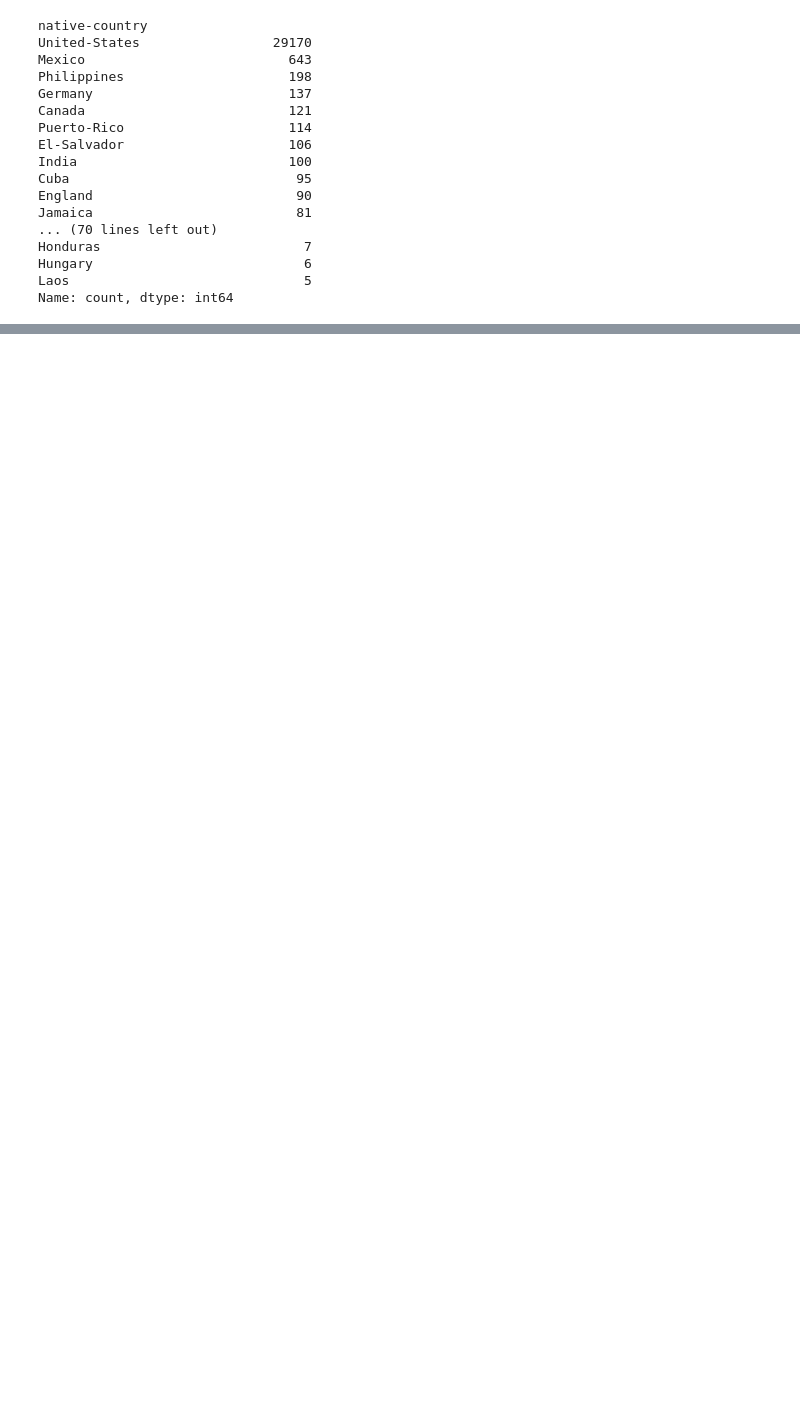
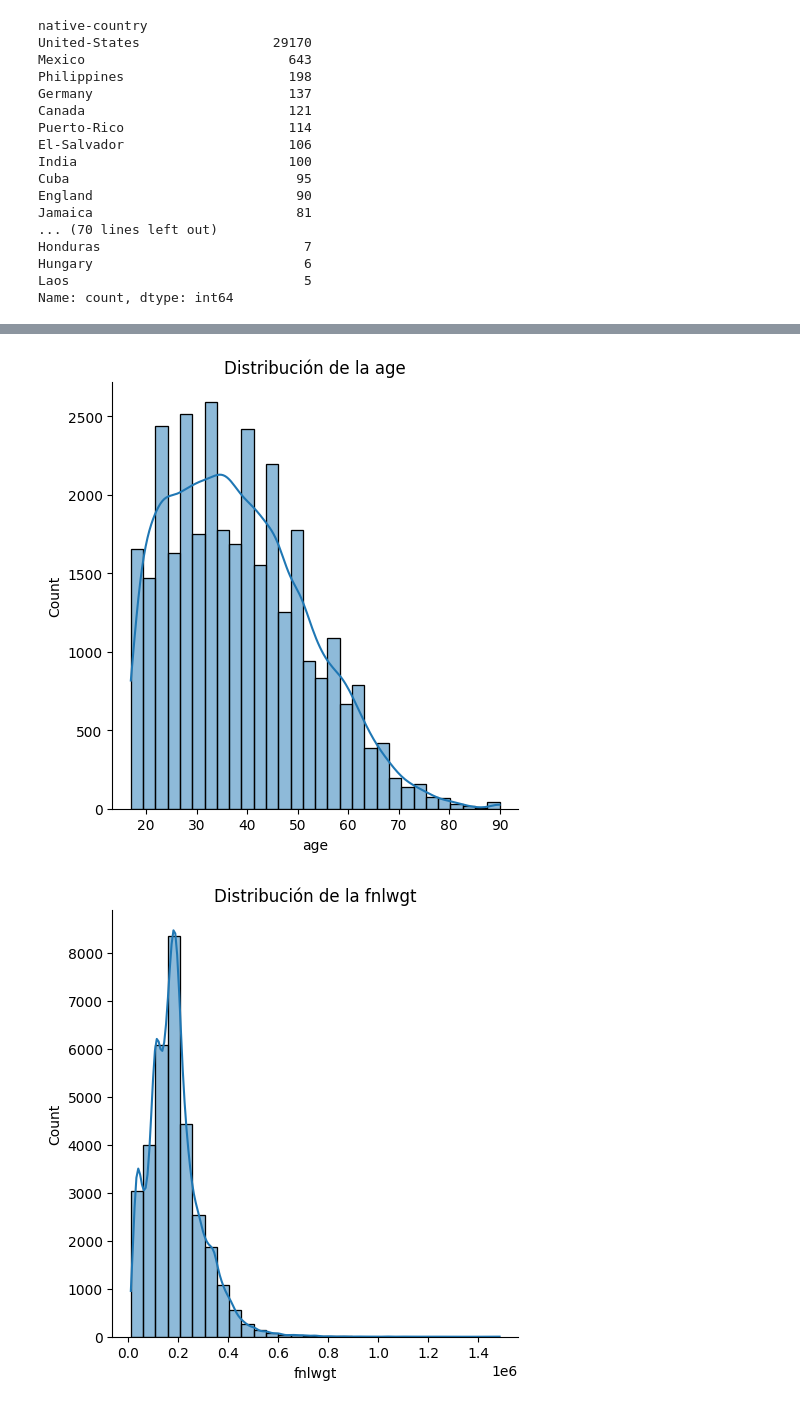
Before and after one commit to roberto-fh/rfh_testdatascience_1, a Jupyter notebook: notebooks/EDA.ipynb, the cells around one changed output, grey strips where cells are left out. Drawn from its saved outputs; the diff is of its cells as text; code cells hidden in the pictures; blank space fills up the shorter version.

```diff
--- a/notebooks/EDA.ipynb
+++ b/notebooks/EDA.ipynb
@@ -344,0 +518,8 @@ Name: count, dtype: int64
+# %%
+for col in num_cols:
+    sns.displot(df_train[col], kde=True, bins=30)
+    plt.title(f"Distribución de la {col}")
+    plt.show()
+# %% [output]
+[figure, added]
+[figure, added]
```
Also changed, not shown: parts of 43 cells of this notebook, 1 other file.
